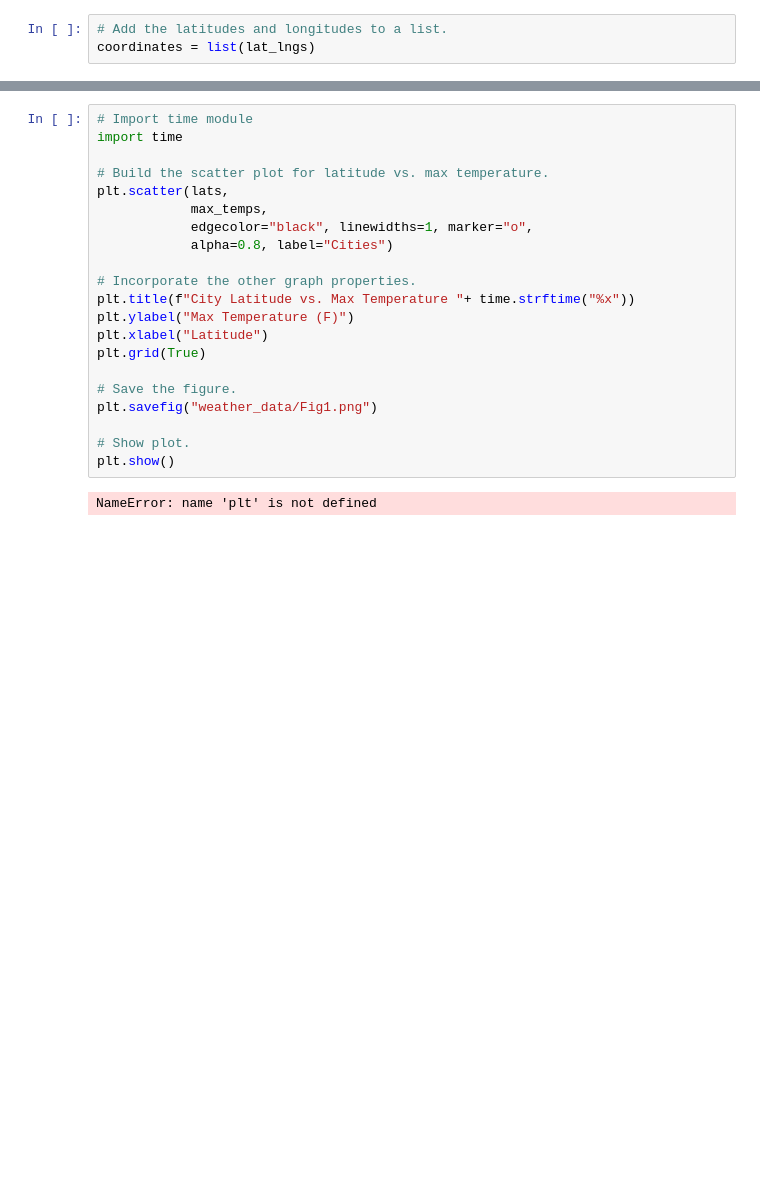
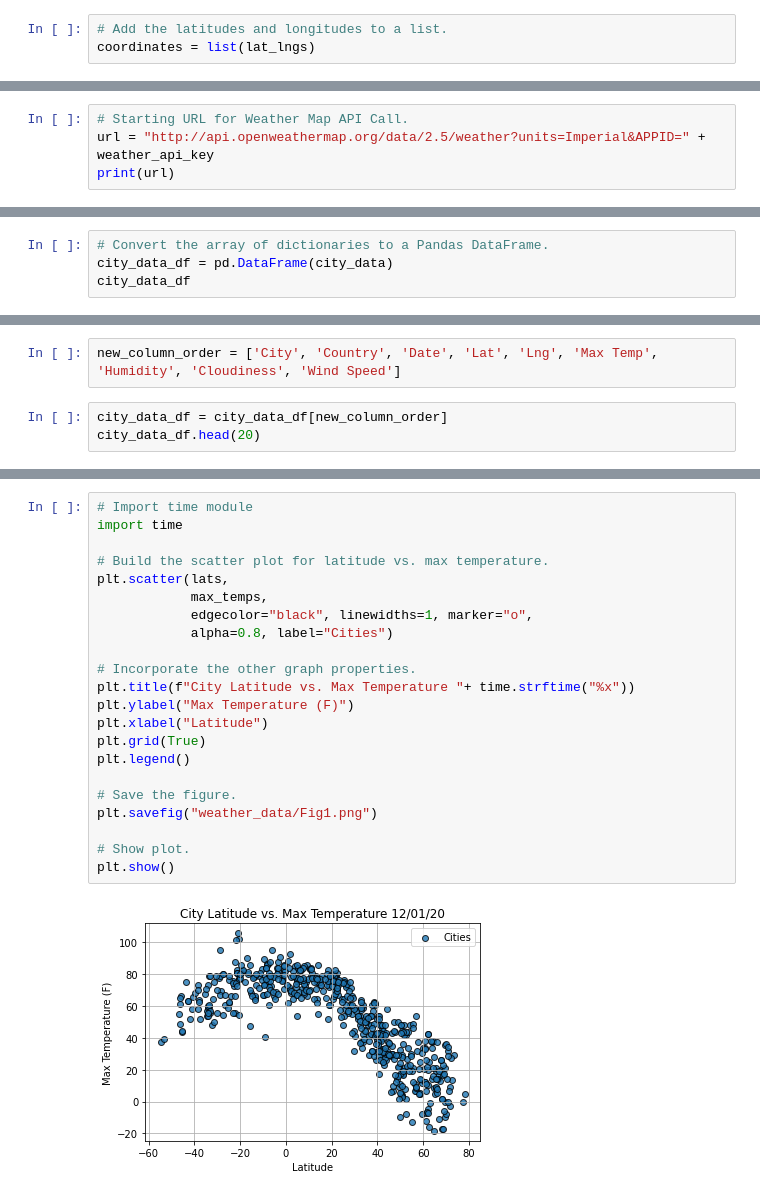
Before and after one commit to WalterMarikwa/World_Weather_Analysis, a Jupyter notebook: WeatherPy.ipynb, the cells around one changed output, grey strips where cells are left out. Drawn from its saved outputs; the diff is of its cells as text; blank space fills up the shorter version.

```diff
--- a/WeatherPy.ipynb
+++ b/WeatherPy.ipynb
@@ -31,0 +40,4 @@ coordinates = list(lat_lngs)
+# %%
+# Starting URL for Weather Map API Call.
+url = "http://api.openweathermap.org/data/2.5/weather?units=Imperial&APPID=" + weather_api_key
+print(url)
@@ -31,0 +130,4 @@ coordinates = list(lat_lngs)
+# %%
+# Convert the array of dictionaries to a Pandas DataFrame.
+city_data_df = pd.DataFrame(city_data)
+city_data_df
@@ -31,0 +148,5 @@ coordinates = list(lat_lngs)
+# %%
+new_column_order = ['City', 'Country', 'Date', 'Lat', 'Lng', 'Max Temp', 'Humidity', 'Cloudiness', 'Wind Speed']
+# %%
+city_data_df = city_data_df[new_column_order]
+city_data_df.head(20)
@@ -41,24 +183,25 @@ NameError: name 'city_data_df' is not defined
 # %%
 # Import time module
 import time
 
 # Build the scatter plot for latitude vs. max temperature.
 plt.scatter(lats,
             max_temps,
             edgecolor="black", linewidths=1, marker="o",
             alpha=0.8, label="Cities")
 
 # Incorporate the other graph properties.
 plt.title(f"City Latitude vs. Max Temperature "+ time.strftime("%x"))
 plt.ylabel("Max Temperature (F)")
 plt.xlabel("Latitude")
 plt.grid(True)
+plt.legend()
 
 # Save the figure.
 plt.savefig("weather_data/Fig1.png")
 
 # Show plot.
 plt.show()
 # %% [output]
-NameError: name 'plt' is not defined
+[figure, added]
 # %%
```
Also changed, not shown: parts of 28 cells of this notebook, 16 other files.
